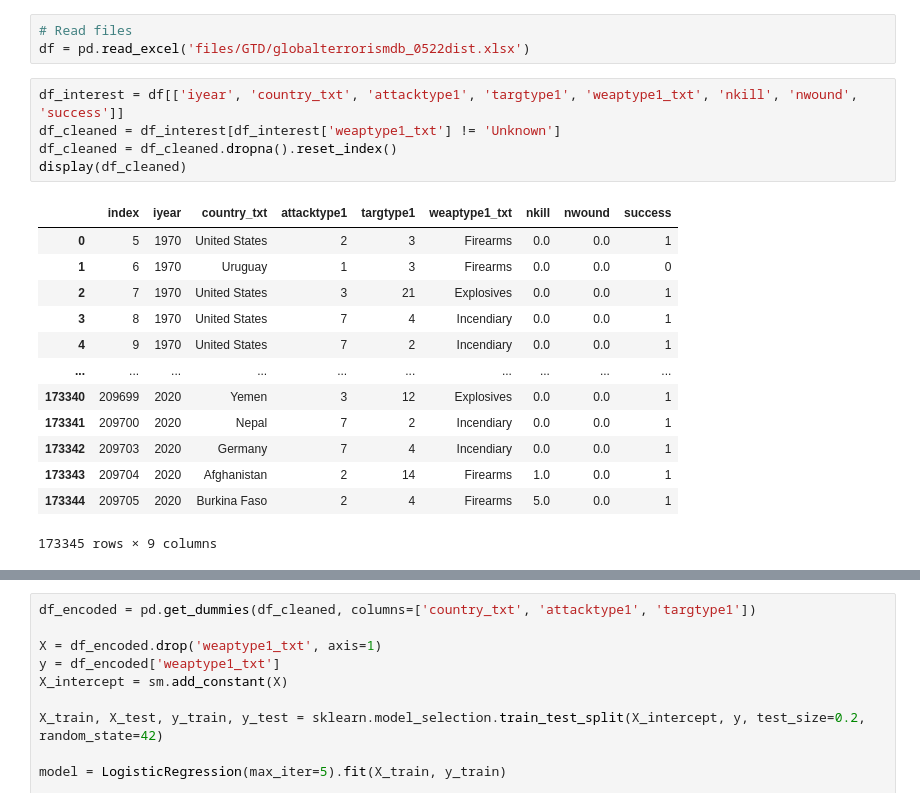
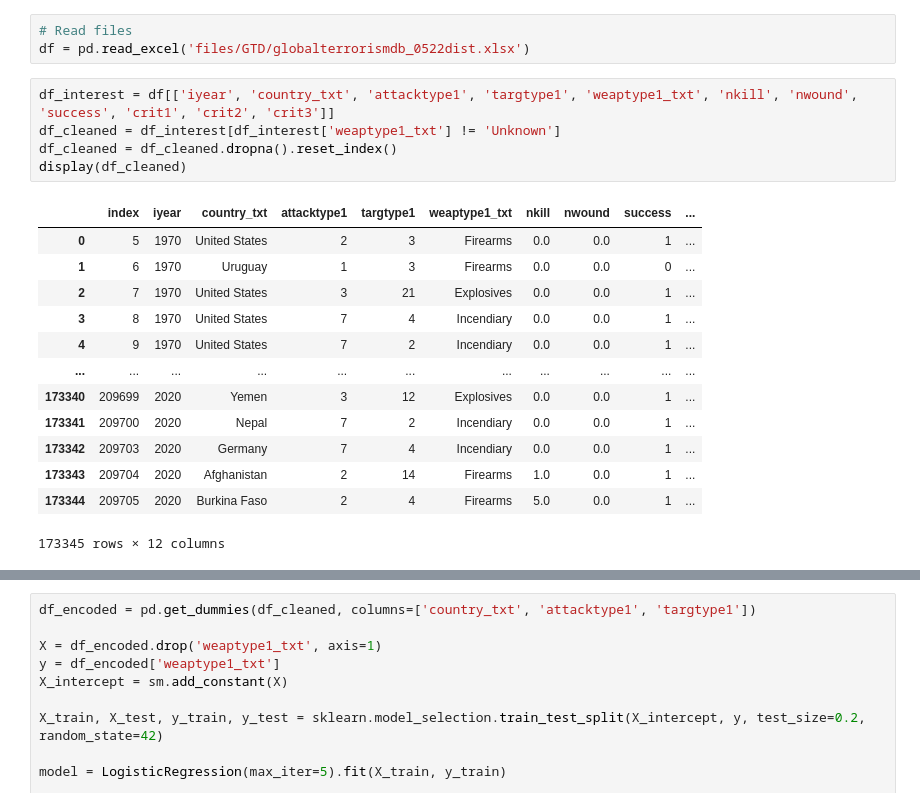
Before and after one commit to Majacodre/Campweek, a Jupyter notebook: Project/linear-regression-WG2.ipynb, the cells around one changed output, grey strips where cells are left out. Cells and saved outputs as stored; diff of their text form.

```diff
--- a/Project/linear-regression-WG2.ipynb
+++ b/Project/linear-regression-WG2.ipynb
@@ -13,24 +13,24 @@ from sklearn.metrics import accuracy_score
 # Read files
 df = pd.read_excel('files/GTD/globalterrorismdb_0522dist.xlsx')
 # %%
-df_interest = df[['iyear', 'country_txt', 'attacktype1', 'targtype1', 'weaptype1_txt', 'nkill', 'nwound', 'success']]
+df_interest = df[['iyear', 'country_txt', 'attacktype1', 'targtype1', 'weaptype1_txt', 'nkill', 'nwound', 'success', 'crit1', 'crit2', 'crit3']]
 df_cleaned = df_interest[df_interest['weaptype1_txt'] != 'Unknown']
 df_cleaned = df_cleaned.dropna().reset_index()
 display(df_cleaned)
 # %% [output]
-|  | index | iyear | country_txt | attacktype1 | targtype1 | weaptype1_txt | nkill | nwound | success |
-| 0 | 5 | 1970 | United States | 2 | 3 | Firearms | 0.0 | 0.0 | 1 |
-| 1 | 6 | 1970 | Uruguay | 1 | 3 | Firearms | 0.0 | 0.0 | 0 |
-| 2 | 7 | 1970 | United States | 3 | 21 | Explosives | 0.0 | 0.0 | 1 |
-| 3 | 8 | 1970 | United States | 7 | 4 | Incendiary | 0.0 | 0.0 | 1 |
-| 4 | 9 | 1970 | United States | 7 | 2 | Incendiary | 0.0 | 0.0 | 1 |
-| ... | ... | ... | ... | ... | ... | ... | ... | ... | ... |
-| 173340 | 209699 | 2020 | Yemen | 3 | 12 | Explosives | 0.0 | 0.0 | 1 |
-| 173341 | 209700 | 2020 | Nepal | 7 | 2 | Incendiary | 0.0 | 0.0 | 1 |
-| 173342 | 209703 | 2020 | Germany | 7 | 4 | Incendiary | 0.0 | 0.0 | 1 |
-| 173343 | 209704 | 2020 | Afghanistan | 2 | 14 | Firearms | 1.0 | 0.0 | 1 |
-| 173344 | 209705 | 2020 | Burkina Faso | 2 | 4 | Firearms | 5.0 | 0.0 | 1 |
+|  | index | iyear | country_txt | attacktype1 | targtype1 | weaptype1_txt | nkill | nwound | success | ... |
+| 0 | 5 | 1970 | United States | 2 | 3 | Firearms | 0.0 | 0.0 | 1 | ... |
+| 1 | 6 | 1970 | Uruguay | 1 | 3 | Firearms | 0.0 | 0.0 | 0 | ... |
+| 2 | 7 | 1970 | United States | 3 | 21 | Explosives | 0.0 | 0.0 | 1 | ... |
+| 3 | 8 | 1970 | United States | 7 | 4 | Incendiary | 0.0 | 0.0 | 1 | ... |
+| 4 | 9 | 1970 | United States | 7 | 2 | Incendiary | 0.0 | 0.0 | 1 | ... |
+| ... | ... | ... | ... | ... | ... | ... | ... | ... | ... | ... |
+| 173340 | 209699 | 2020 | Yemen | 3 | 12 | Explosives | 0.0 | 0.0 | 1 | ... |
+| 173341 | 209700 | 2020 | Nepal | 7 | 2 | Incendiary | 0.0 | 0.0 | 1 | ... |
+| 173342 | 209703 | 2020 | Germany | 7 | 4 | Incendiary | 0.0 | 0.0 | 1 | ... |
+| 173343 | 209704 | 2020 | Afghanistan | 2 | 14 | Firearms | 1.0 | 0.0 | 1 | ... |
+| 173344 | 209705 | 2020 | Burkina Faso | 2 | 4 | Firearms | 5.0 | 0.0 | 1 | ... |
-173345 rows × 9 columns
+173345 rows × 12 columns
 # %%
 # liss attempt, linear regression
 import pandas as pd
```
Also changed, not shown: parts of 1 cell of this notebook.
